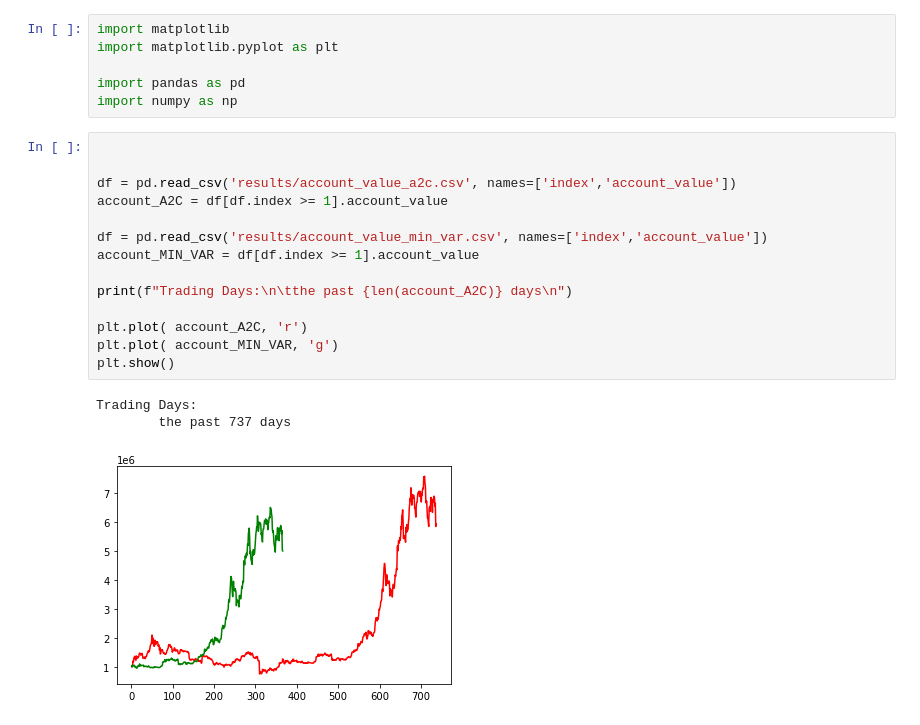
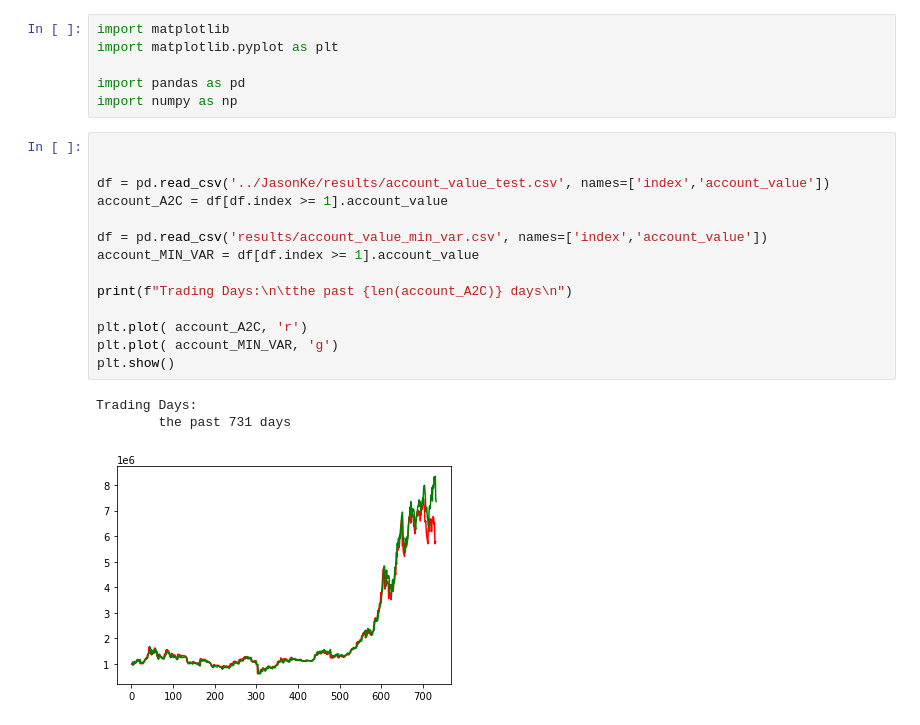
Before and after one commit to jasonke1225/AI-introduction, a Jupyter notebook: Bao/_compare.ipynb, the cells around one changed output. Cells and saved outputs as stored; diff of their text form.

```diff
--- a/Bao/_compare.ipynb
+++ b/Bao/_compare.ipynb
@@ -7,18 +7,18 @@ import numpy as np
 # %%
 
 
-df = pd.read_csv('results/account_value_a2c.csv', names=['index','account_value'])
+df = pd.read_csv('../JasonKe/results/account_value_test.csv', names=['index','account_value'])
 account_A2C = df[df.index >= 1].account_value
 
 df = pd.read_csv('results/account_value_min_var.csv', names=['index','account_value'])
 account_MIN_VAR = df[df.index >= 1].account_value
 
 print(f"Trading Days:\n\tthe past {len(account_A2C)} days\n")
 
 plt.plot( account_A2C, 'r')
 plt.plot( account_MIN_VAR, 'g')
 plt.show()
 # %% [output]
 Trading Days:
-        the past 737 days
+        the past 731 days
-[figure, old version]
+[figure, new version]
```
Also changed, not shown: 3 other files.
